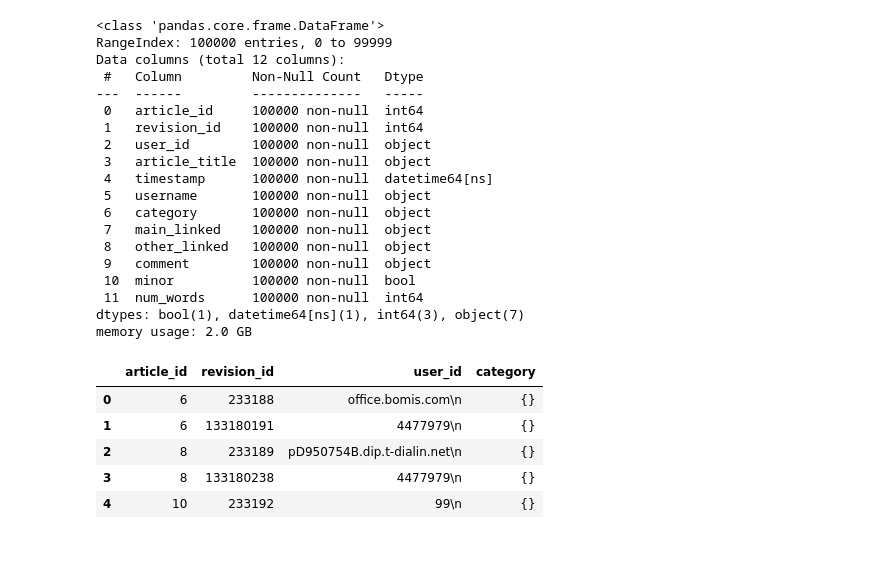
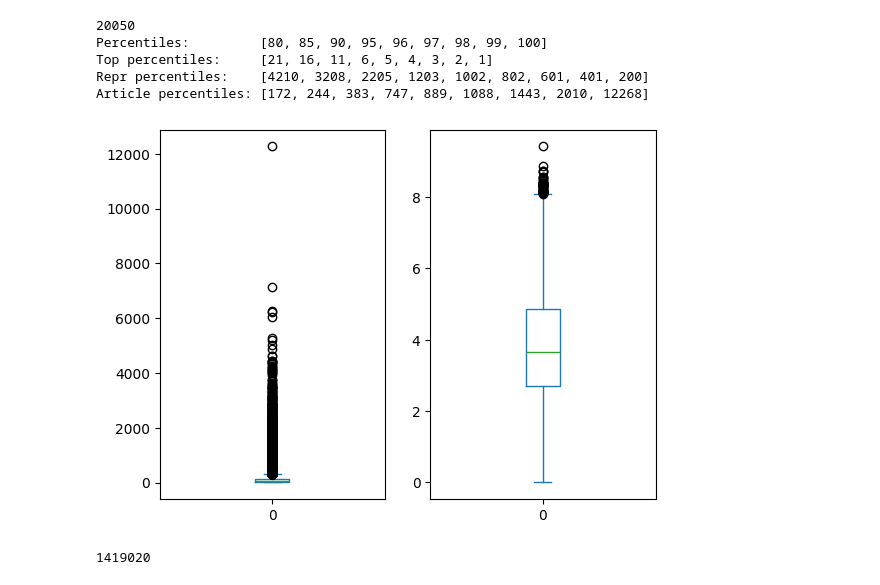
Before and after one commit to SebastianBitsch/wiki-suggest, a Jupyter notebook: graph/test.ipynb, the cells around one changed output. Saved outputs shown, nothing was run; the diff lists cells and outputs as text; code cells hidden in the pictures; blank space fills up the shorter version.

Commit message:
Create Graphs

```diff
--- a/graph/test.ipynb
+++ b/graph/test.ipynb
@@ -9,23 +0,0 @@ df_revisions = read_revisions(file_path, N=N)
-# %%
-# memory df_revisions
-df_revisions.info(memory_usage='deep')
-# %% [output]
-<class 'pandas.core.frame.DataFrame'>
-RangeIndex: 100000 entries, 0 to 99999
-Data columns (total 12 columns):
- #   Column         Non-Null Count   Dtype
----  ------         --------------   -----
- 0   article_id     100000 non-null  int64
- 1   revision_id    100000 non-null  int64
- 2   user_id        100000 non-null  object
- 3   article_title  100000 non-null  object
- 4   timestamp      100000 non-null  datetime64[ns]
- 5   username       100000 non-null  object
- 6   category       100000 non-null  object
- 7   main_linked    100000 non-null  object
- 8   other_linked   100000 non-null  object
- 9   comment        100000 non-null  object
- 10  minor          100000 non-null  bool
- 11  num_words      100000 non-null  int64
-dtypes: bool(1), datetime64[ns](1), int64(3), object(7)
-memory usage: 2.0 GB
@@ -38,9 +0,0 @@ df_revisions = df_revisions[['article_id', 'revision_id', 'user_id', 'category']
-# %%
-df_revisions.head()
-# %% [output]
-|  | article_id | revision_id | user_id | category |
-| 0 | 6 | 233188 | office.bomis.com\n | {} |
-| 1 | 6 | 133180191 | 4477979\n | {} |
-| 2 | 8 | 233189 | pD950754B.dip.t-dialin.net\n | {} |
-| 3 | 8 | 133180238 | 4477979\n | {} |
-| 4 | 10 | 233192 | 99\n | {} |
@@ -46,0 +6,44 @@ df_revisions.head()
+# %%
+path = "/work3/s204163/wiki/data-batches/articles.pickle"
+
+with open(path, "rb") as f:
+    articles = pickle.load(f)
+
+print(len(articles))
+article_lengths = [len(article.user_ids) for article in articles.values()]
+# Remove
+N = len(article_lengths)
+percentiles = [80, 85, 90, 95, 96, 97, 98, 99, 100]
+top_percentiles = [101 - p for p in percentiles]
+repr_percentiles = ([int(N * p / 100) for p in top_percentiles])
+article_percentiles = list(map(int, np.percentile(article_lengths, percentiles)))
+
+print("Percentiles:        ", percentiles)
+print("Top percentiles:    ", top_percentiles)
+print("Repr percentiles:   ", repr_percentiles)
+print("Article percentiles:", article_percentiles)
+
+# Boxplot & Log boxplot
+df = pd.DataFrame(article_lengths)
+fig, ax = plt.subplots(1, 2)
+df.plot(kind='box', ax=ax[0])
+df.apply(np.log).plot(kind='box', ax=ax[1])
+plt.show()
+# %% [output]
+20050
+Percentiles:         [80, 85, 90, 95, 96, 97, 98, 99, 100]
+Top percentiles:     [21, 16, 11, 6, 5, 4, 3, 2, 1]
+Repr percentiles:    [4210, 3208, 2205, 1203, 1002, 802, 601, 401, 200]
+Article percentiles: [172, 244, 383, 747, 889, 1088, 1443, 2010, 12268]
+[figure, added]
+# %%
+path = "/work3/s204163/wiki/data-batches/users.pickle"
+
+with open(path, "rb") as f:
+    users = pickle.load(f)
+
+print(len(users))
+
+user_lengths = [len(user.article_ids) for user in users.values()]
+# %% [output]
+1419020
```
Also changed, not shown: parts of 10 cells of this notebook, 12 other files.
